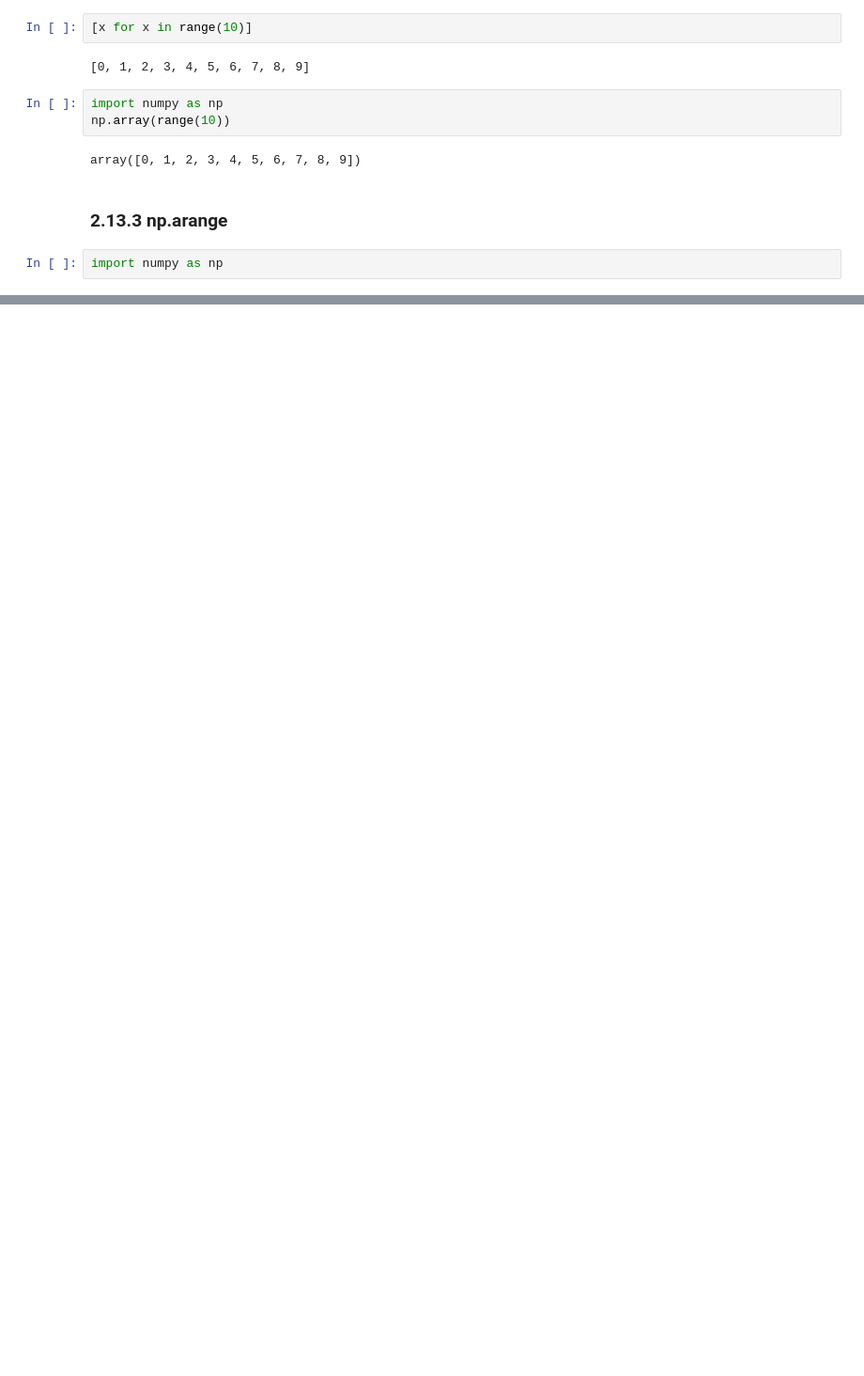
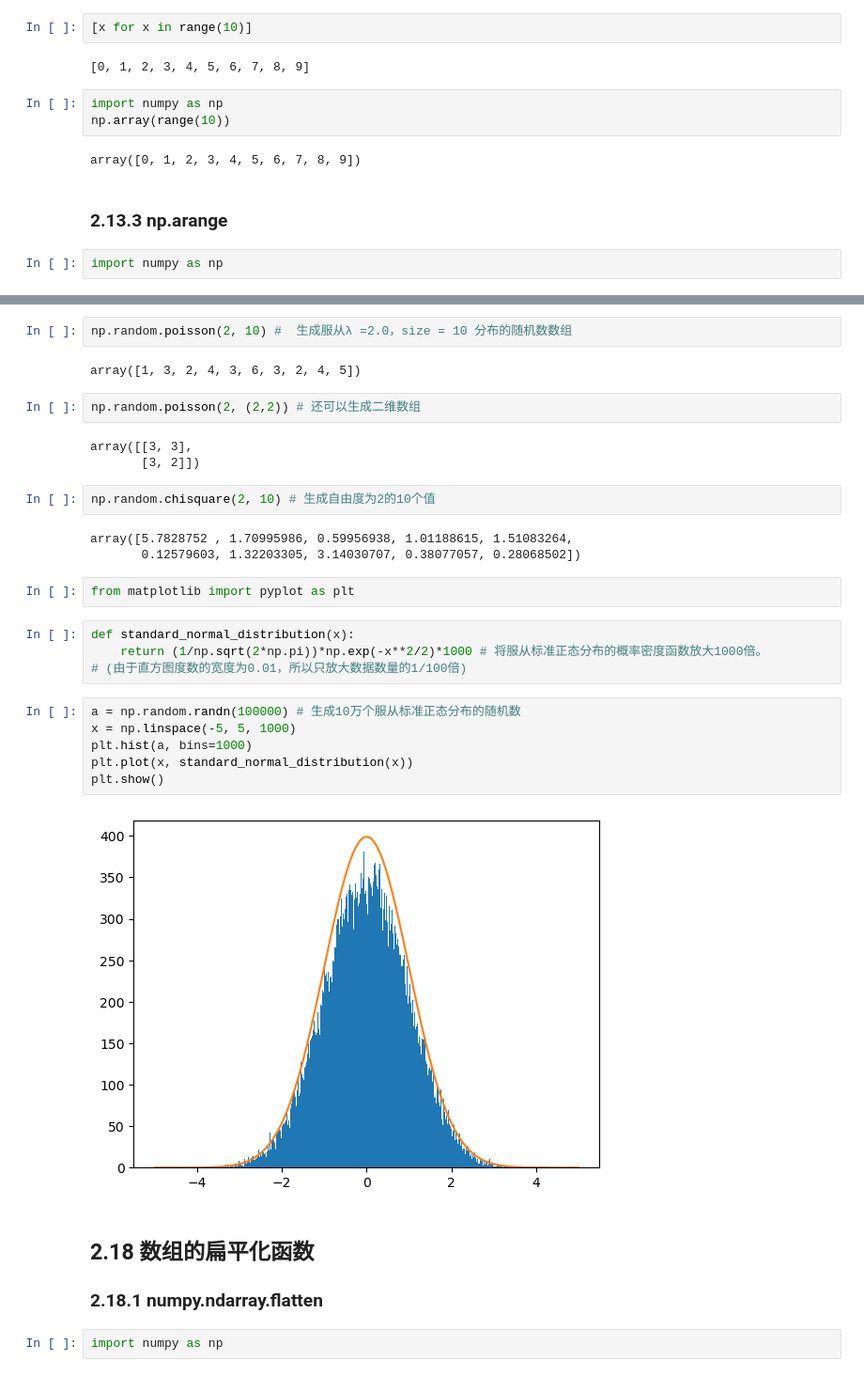
Before and after one commit to hexu1985/python-data-science-examples, a Jupyter notebook: Numpy.Data.Processing.Detailed.Explanation/Chapter2/Chapter2.ipynb, the cells around one changed output, grey strips where cells are left out. Shown: that part at 94% size. Drawn from its saved outputs; the diff is of its cells as text; blank space fills up the shorter version.

Commit message:
update Numpy.Data.Processing.Detailed.Explanation

```diff
--- a/Numpy.Data.Processing.Detailed.Explanation/Chapter2.ipynb
+++ b/Numpy.Data.Processing.Detailed.Explanation/Chapter2/Chapter2.ipynb
@@ -1589,0 +2066,34 @@ import numpy as np
+# %%
+np.random.poisson(2, 10) #  生成服从λ =2.0，size = 10 分布的随机数数组
+# %% [output]
+array([1, 3, 2, 4, 3, 6, 3, 2, 4, 5])
+# %%
+np.random.poisson(2, (2,2)) # 还可以生成二维数组
+# %% [output]
+array([[3, 3],
+       [3, 2]])
+# %%
+np.random.chisquare(2, 10) # 生成自由度为2的10个值
+# %% [output]
+array([5.7828752 , 1.70995986, 0.59956938, 1.01188615, 1.51083264,
+       0.12579603, 1.32203305, 3.14030707, 0.38077057, 0.28068502])
+# %%
+from matplotlib import pyplot as plt
+# %%
+def standard_normal_distribution(x):
+    return (1/np.sqrt(2*np.pi))*np.exp(-x**2/2)*1000 # 将服从标准正态分布的概率密度函数放大1000倍。
+# (由于直方图度数的宽度为0.01，所以只放大数据数量的1/100倍)
+# %%
+a = np.random.randn(100000) # 生成10万个服从标准正态分布的随机数
+x = np.linspace(-5, 5, 1000)
+plt.hist(a, bins=1000)
+plt.plot(x, standard_normal_distribution(x))
+plt.show()
+# %% [output]
+[figure, added]
+# %% [markdown]
+## 2.18 数组的扁平化函数
+
+### 2.18.1 numpy.ndarray.flatten
+# %%
+import numpy as np
```
Also changed, not shown: parts of 160 cells of this notebook, 11 other files.
